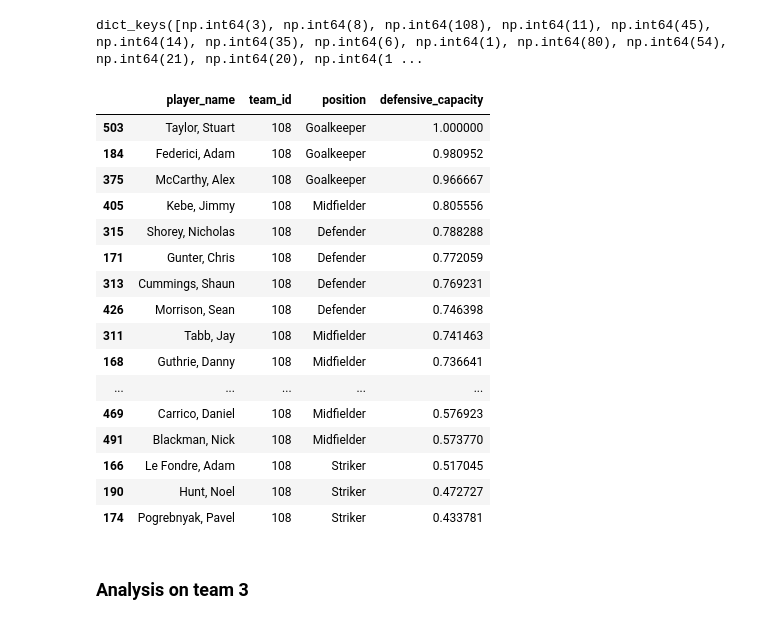
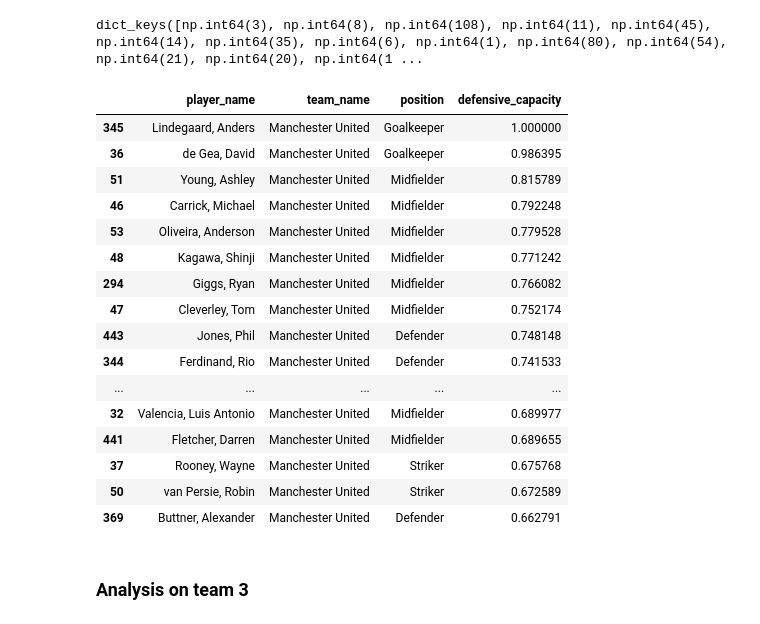
Before and after one commit to luisalawson/proyecto-TD8, a Jupyter notebook: DefensiveCapacity.ipynb, the cells around one changed output. Drawn from its saved outputs; the diff is of its cells as text; code cells hidden in the pictures.

```diff
--- a/DefensiveCapacity.ipynb
+++ b/DefensiveCapacity.ipynb
@@ -24,3 +26,14 @@ df_vals = pd.DataFrame({
+# %%
+teams1 = df['home_team_name'].unique()
+teams2 = df['away_team_name'].unique()
+
+teams = set(teams2) | set(teams2)
+# %%
+team_id_name_dict = {}
+# %%
+for team in teams:
+    team_id = df[df['home_team_name'] == team]['team_id'].values[0]
+    team_id_name_dict[team_id] = team
 # %% [markdown]
 ### Set relevant events
 # %%
@@ -121,31 +134,32 @@ df_sorted_no_gk = df_sorted[df_sorted['position']!='Goalkeeper']
 team_dfs = {}
 # %%
 for team_id in df_sorted['team_id'].unique():
-    team_dfs[team_id] = df_sorted[df_sorted['team_id'] == team_id]
+    team_dfs[team_id] = df_sorted[df_sorted['team_id'] == team_id].copy()
+    team_dfs[team_id]['team_name'] = team_dfs[team_id]['team_id'].map(team_id_name_dict)
 # %%
 team_dfs.keys()
 # %% [output]
 dict_keys([np.int64(3), np.int64(8), np.int64(108), np.int64(11), np.int64(45), np.int64(14), np.int64(35), np.int64(6), np.int64(1), np.int64(80), np.int64(54), np.int64(21), np.int64(20), np.int64(1 ...
 # %%
-team_dfs[108][['player_name', 'team_id','position', 'defensive_capacity']]
+team_dfs[1][['player_name', 'team_name','position', 'defensive_capacity']]
 # %% [output]
-|  | player_name | team_id | position | defensive_capacity |
-| 503 | Taylor, Stuart | 108 | Goalkeeper | 1.000000 |
-| 184 | Federici, Adam | 108 | Goalkeeper | 0.980952 |
-| 375 | McCarthy, Alex | 108 | Goalkeeper | 0.966667 |
-| 405 | Kebe, Jimmy | 108 | Midfielder | 0.805556 |
-| 315 | Shorey, Nicholas | 108 | Defender | 0.788288 |
-| 171 | Gunter, Chris | 108 | Defender | 0.772059 |
-| 313 | Cummings, Shaun | 108 | Defender | 0.769231 |
-| 426 | Morrison, Sean | 108 | Defender | 0.746398 |
-| 311 | Tabb, Jay | 108 | Midfielder | 0.741463 |
-| 168 | Guthrie, Danny | 108 | Midfielder | 0.736641 |
+|  | player_name | team_name | position | defensive_capacity |
+| 345 | Lindegaard, Anders | Manchester United | Goalkeeper | 1.000000 |
+| 36 | de Gea, David | Manchester United | Goalkeeper | 0.986395 |
+| 51 | Young, Ashley | Manchester United | Midfielder | 0.815789 |
+| 46 | Carrick, Michael | Manchester United | Midfielder | 0.792248 |
+| 53 | Oliveira, Anderson | Manchester United | Midfielder | 0.779528 |
+| 48 | Kagawa, Shinji | Manchester United | Midfielder | 0.771242 |
+| 294 | Giggs, Ryan | Manchester United | Midfielder | 0.766082 |
+| 47 | Cleverley, Tom | Manchester United | Midfielder | 0.752174 |
+| 443 | Jones, Phil | Manchester United | Defender | 0.748148 |
+| 344 | Ferdinand, Rio | Manchester United | Defender | 0.741533 |
 | ... | ... | ... | ... | ... |
-| 469 | Carrico, Daniel | 108 | Midfielder | 0.576923 |
-| 491 | Blackman, Nick | 108 | Midfielder | 0.573770 |
-| 166 | Le Fondre, Adam | 108 | Striker | 0.517045 |
-| 190 | Hunt, Noel | 108 | Striker | 0.472727 |
-| 174 | Pogrebnyak, Pavel | 108 | Striker | 0.433781 |
+| 32 | Valencia, Luis Antonio | Manchester United | Midfielder | 0.689977 |
+| 441 | Fletcher, Darren | Manchester United | Midfielder | 0.689655 |
+| 37 | Rooney, Wayne | Manchester United | Striker | 0.675768 |
+| 50 | van Persie, Robin | Manchester United | Striker | 0.672589 |
+| 369 | Buttner, Alexander | Manchester United | Defender | 0.662791 |
 # %% [markdown]
 ### Analysis on team 3
 # %%
```
Also changed, not shown: parts of 1 cell of this notebook.
